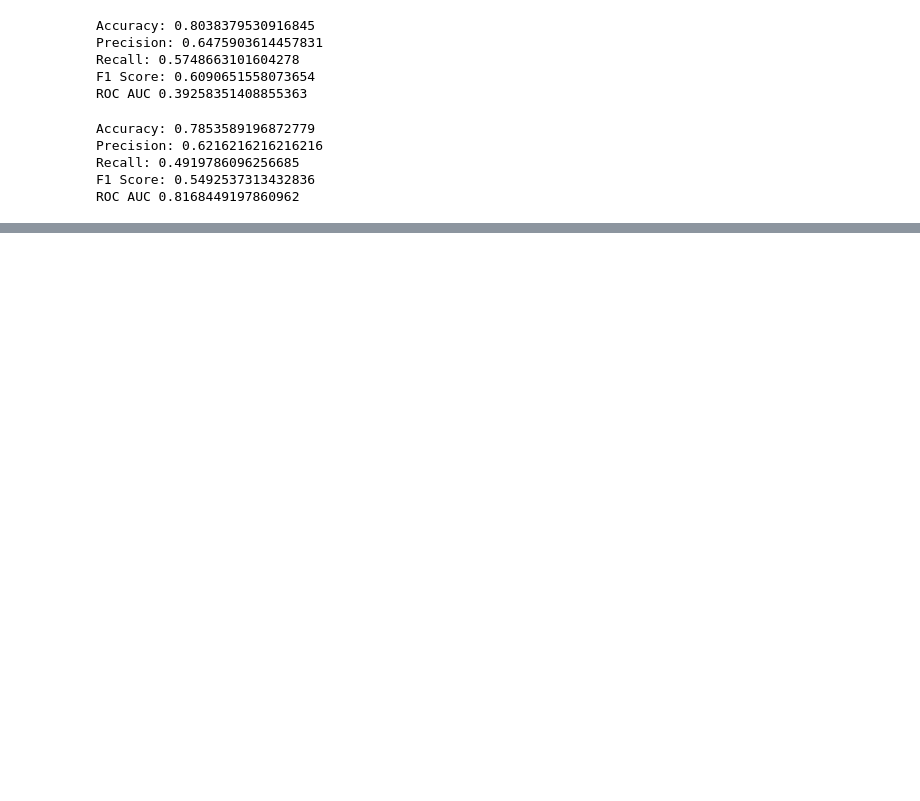
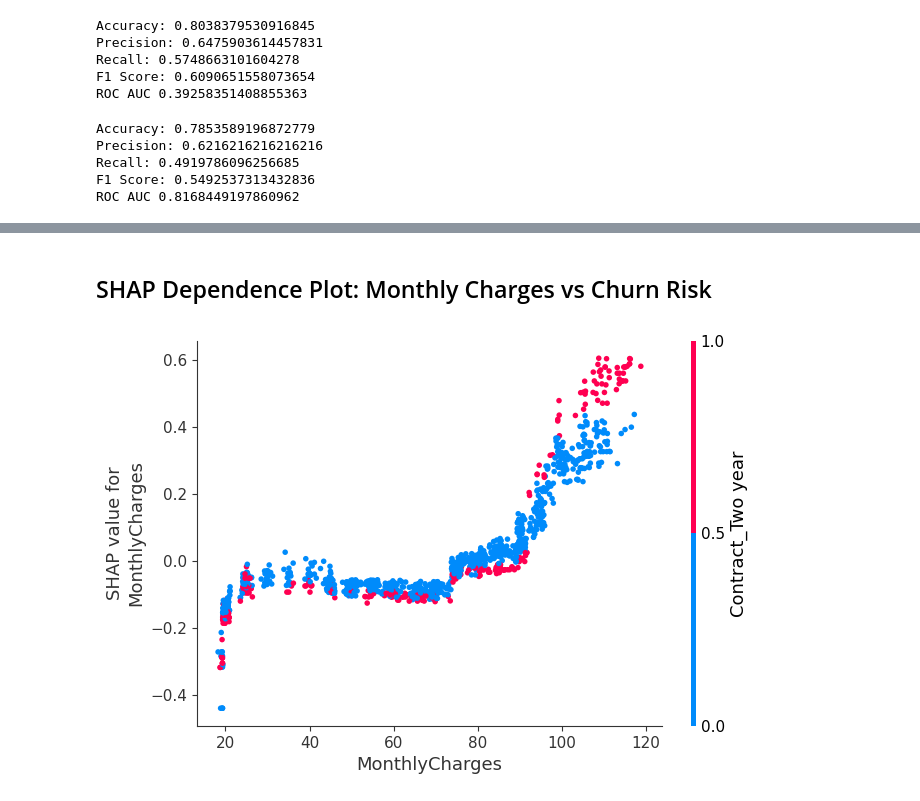
Before and after one commit to RyanTanJS/customer-churn-prediction, a Jupyter notebook: notebooks/modelling_v1.ipynb, the cells around one changed output, grey strips where cells are left out. Saved outputs shown, nothing was run; the diff lists cells and outputs as text; code cells hidden in the pictures; blank space fills up the shorter version.

```diff
--- a/notebooks/modelling_v1.ipynb
+++ b/notebooks/modelling_v1.ipynb
@@ -139,0 +215,6 @@ ROC AUC 0.8409647410843243
+# %% [markdown]
+## SHAP Dependence Plot: Monthly Charges vs Churn Risk
+# %%
+shap.dependence_plot('MonthlyCharges',shap_values.values,features_test)
+# %% [output]
+[figure, added]
```
Also changed, not shown: parts of 20 cells of this notebook.
